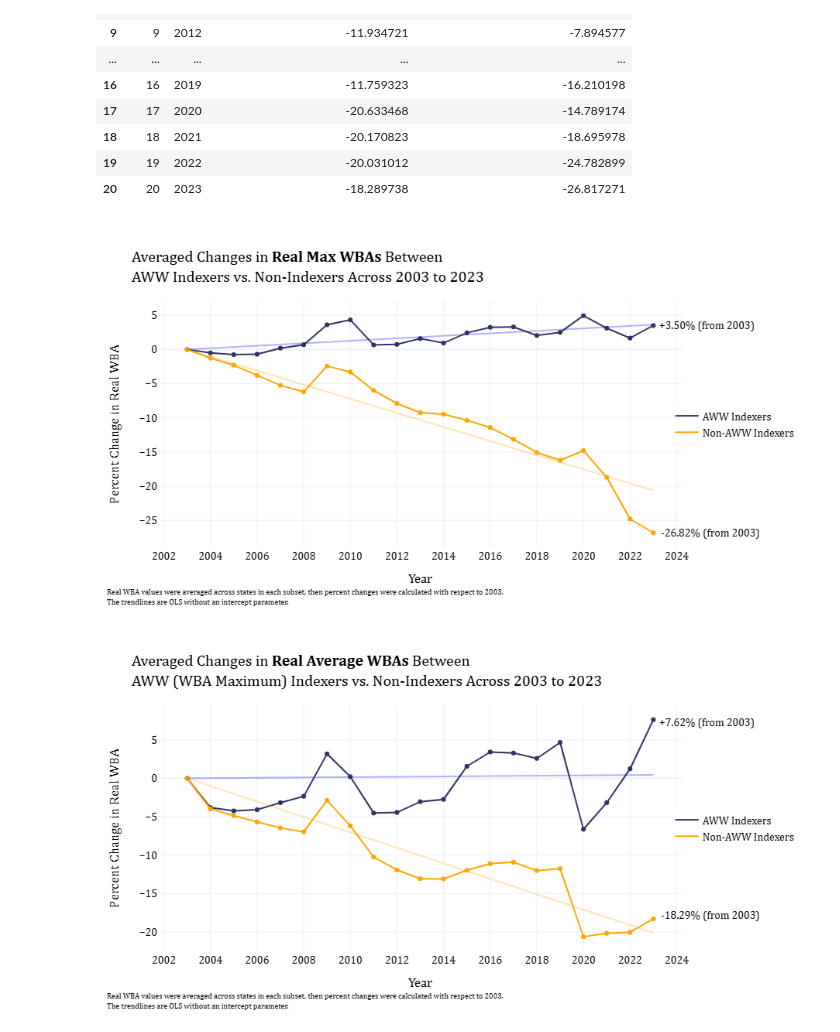
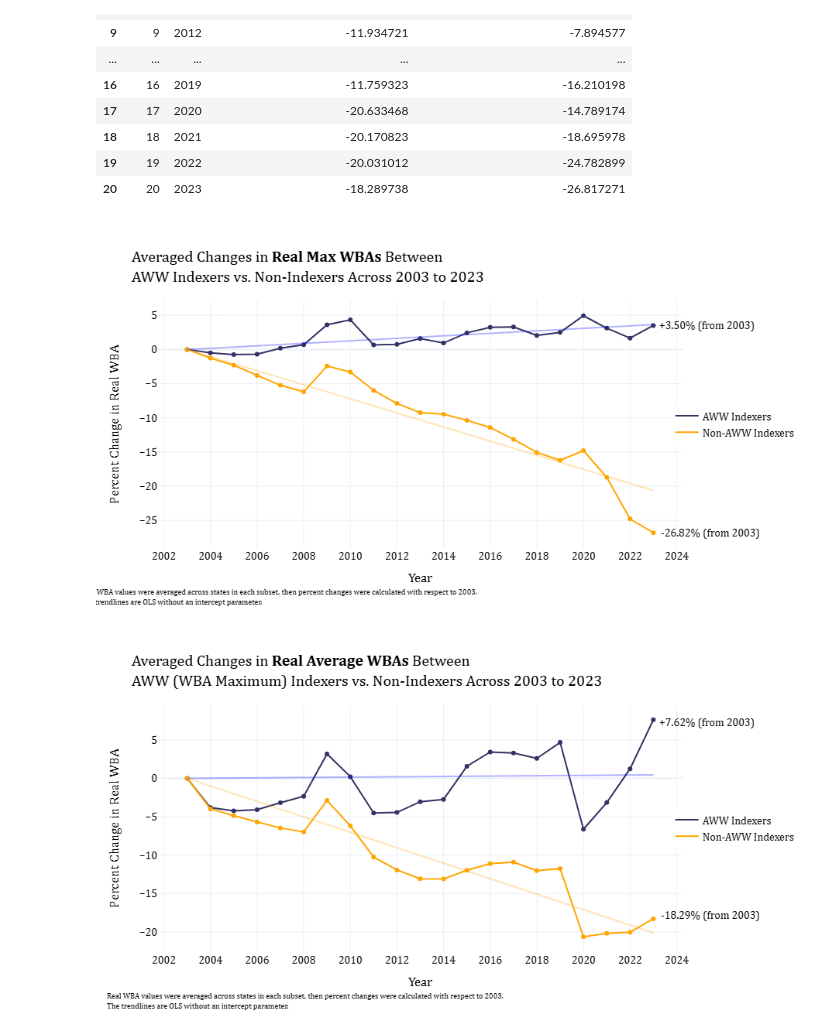
Before and after one commit to kguo12/UI-Inflation, a Jupyter notebook: UIindexingsubsets.ipynb, the cells around one changed output. Cells and saved outputs as stored; diff of their text form; code cells hidden in the pictures.

```diff
--- a/UIindexingsubsets.ipynb
+++ b/UIindexingsubsets.ipynb
@@ -185,35 +186,35 @@ fig3.update_layout(title_text="Averaged Changes in <b>Real Max WBAs</b> Between<
                     )
                   )
 fig3.add_annotation(
     xref="paper", yref="paper",
     x=1.14, y=0.93,
     text="+3.50% (from 2003)",
     showarrow=False,
     font=dict(size=14, color="black"),
     align="left"
 )
 fig3.add_annotation(
     xref="paper", yref="paper",
     x=1.15, y=0.03,
     text="-26.82% (from 2003)",
     showarrow=False,
     font=dict(size=14, color="black"),
     align="left"
 )
 fig3.add_annotation(
     text='Real WBA values were averaged across states in each subset, then percent changes were calculated with respect to 2003.<br>The trendlines are OLS without an intercept parameter.',
     showarrow=False,
     xref="paper",
     yref="paper",
-    x=-0.1,
+    x=-0.15,
     y=-0.15,
     xanchor="left",
     yanchor="top",
     font=dict(size=10),
     align="left"
 )
 # %% [output]
-[figure, old version]
+[figure, new version]
 # %%
 write_html(fig3, 'fig_9a.html')
 # %%
```
Also changed, not shown: parts of 41 cells of this notebook, 54 other files.
